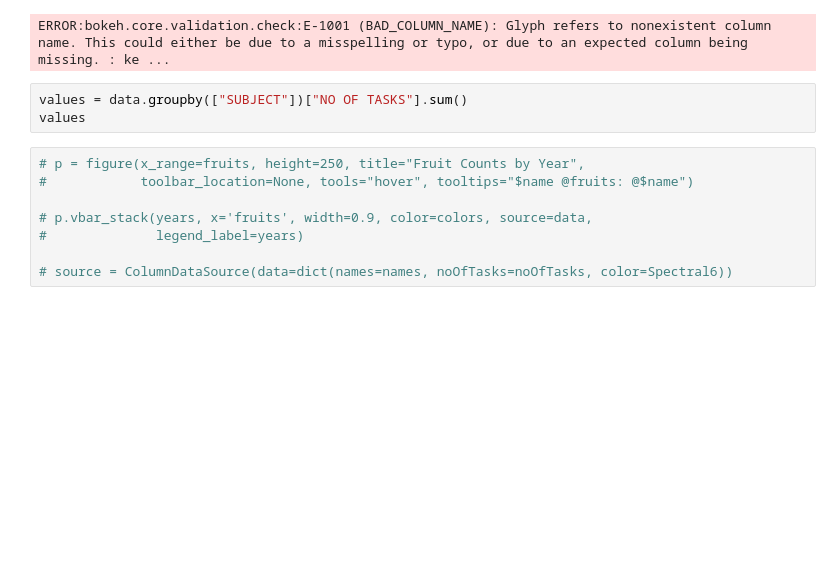
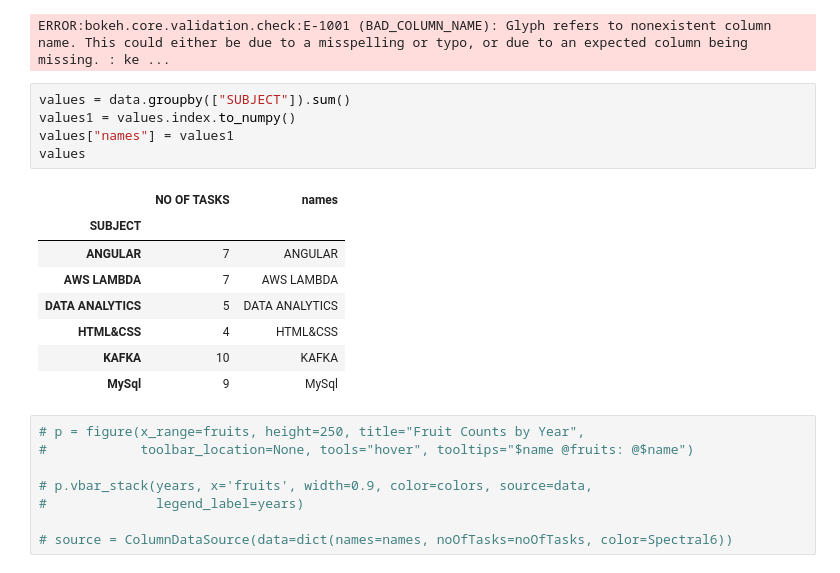
Before and after one commit to DMANTZTec/Tableau-Data-analytics, a Jupyter notebook: Data analytics with python/problems-2/Bokeh_plot.ipynb, the cells around one changed output. Drawn from its saved outputs; the diff is of its cells as text; blank space fills up the shorter version.

```diff
--- a/Data analytics with python/problems-2/Bokeh_plot.ipynb
+++ b/Data analytics with python/problems-2/Bokeh_plot.ipynb
@@ -100,8 +116,19 @@ show(f)
 # %% [output]
 ERROR:bokeh.core.validation.check:E-1001 (BAD_COLUMN_NAME): Glyph refers to nonexistent column name. This could either be due to a misspelling or typo, or due to an expected column being missing. : ke ...
 # %%
-values = data.groupby(["SUBJECT"])["NO OF TASKS"].sum()
+values = data.groupby(["SUBJECT"]).sum()
+values1 = values.index.to_numpy()
+values["names"] = values1
 values
+# %% [output]
+|  | NO OF TASKS | names |
+| SUBJECT |  |  |
+| ANGULAR | 7 | ANGULAR |
+| AWS LAMBDA | 7 | AWS LAMBDA |
+| DATA ANALYTICS | 5 | DATA ANALYTICS |
+| HTML&CSS | 4 | HTML&CSS |
+| KAFKA | 10 | KAFKA |
+| MySql | 9 | MySql |
 # %%
 # p = figure(x_range=fruits, height=250, title="Fruit Counts by Year",
 #            toolbar_location=None, tools="hover", tooltips="$name @fruits: @$name")
```
Also changed, not shown: parts of 4 cells of this notebook, 8 other files.
